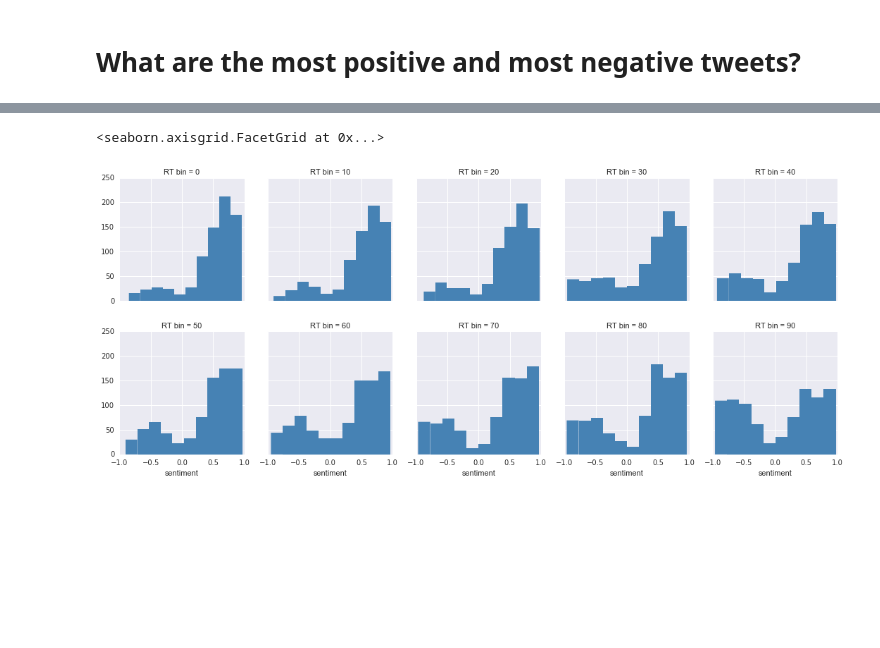
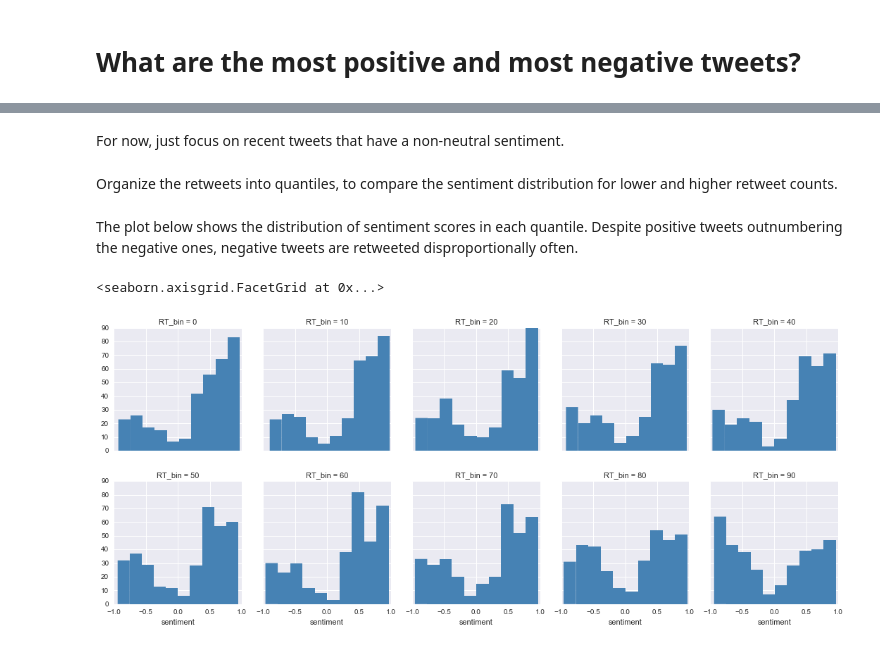
Before and after one commit to organisciak/Text-Mining-Course, a Jupyter notebook: examples/Trump-Tweet-Sentiment-Viz.ipynb, the cells around one changed output, grey strips where cells are left out. Drawn from its saved outputs; the diff is of its cells as text; code cells hidden in the pictures; blank space fills up the shorter version.

```diff
--- a/examples/Trump-Tweet-Sentiment-Viz.ipynb
+++ b/examples/Trump-Tweet-Sentiment-Viz.ipynb
@@ -9,9 +19,9 @@ analyzer = SentimentIntensityAnalyzer()
 # %%
-tweets = pd.read_csv("https://raw.githubusercontent.com/sashaperigo/Trump-Tweets/master/data.csv")
+tweets = pd.read_csv("https://raw.githubusercontent.com/sashaperigo/Trump-Tweets/master/data.csv").dropna()
 tweets['Date'] = pd.to_datetime(tweets['Date'])
 tweets = tweets.set_index('Date').sort_index()
-# Assign a sentiment
-tweets['sentiment'] = tweets['Text'].astype(str).apply(lambda x: analyzer.polarity_scores(x)['compound'])
+tweets['sentiment'] = tweets['Text'].apply(lambda tweet: analyzer.polarity_scores(tweet)['compound'])
+tweets['is_RT'] = (tweets['Text'].str.startswith('"@') | tweets['Text'].str.startswith('@'))
 tweets.head()
 # %% [output]
 |  | Text | Favorites | Retweets | Tweet ID | sentiment |
@@ -54,14 +124,20 @@ tweets[tweets.index >= '2012'].rolling('7d')[['sentiment']].sum().sort_values('s
+# %% [markdown]
+For now, just focus on recent tweets that have a non-neutral sentiment.
 # %%
-recent_tweets = tweets[tweets.index >= "2015"].copy()
+recent_tweets = tweets[tweets.index >= "2015 06"].query('not is_RT and sentiment != 0').copy()
+# %% [markdown]
+Organize the retweets into quantiles, to compare the sentiment distribution for lower and higher retweet counts.
 # %%
 import numpy as np
 quantile_bin_ranges = np.linspace(0, 1, 11)
 retweet_bins = [recent_tweets['Retweets'].quantile(n) for n in quantile_bin_ranges]
 retweet_bin_labels = (quantile_bin_ranges * 100)[:-1].astype(int).astype(str)
-recent_tweets['RT bin'] = pd.cut(recent_tweets['Retweets'], bins=retweet_bins, labels=retweet_bin_labels)
+recent_tweets['RT_bin'] = pd.cut(recent_tweets['Retweets'], bins=retweet_bins, labels=retweet_bin_labels)
+# %% [markdown]
+The plot below shows the distribution of sentiment scores in each quantile. Despite positive tweets outnumbering the negative ones, negative tweets are retweeted disproportionally often.
 # %%
-g = sns.FacetGrid(recent_tweets.query('sentiment != 0'), col='RT bin', col_wrap=5, margin_titles=True)
+g = sns.FacetGrid(recent_tweets, col='RT_bin', col_wrap=5, margin_titles=True)
 g.map(plt.hist, "sentiment", color="steelblue", lw=0)
 # %% [output]
 <seaborn.axisgrid.FacetGrid at 0x...>
-[figure, old version]
+[figure, new version]
```
Also changed, not shown: parts of 16 cells of this notebook.
